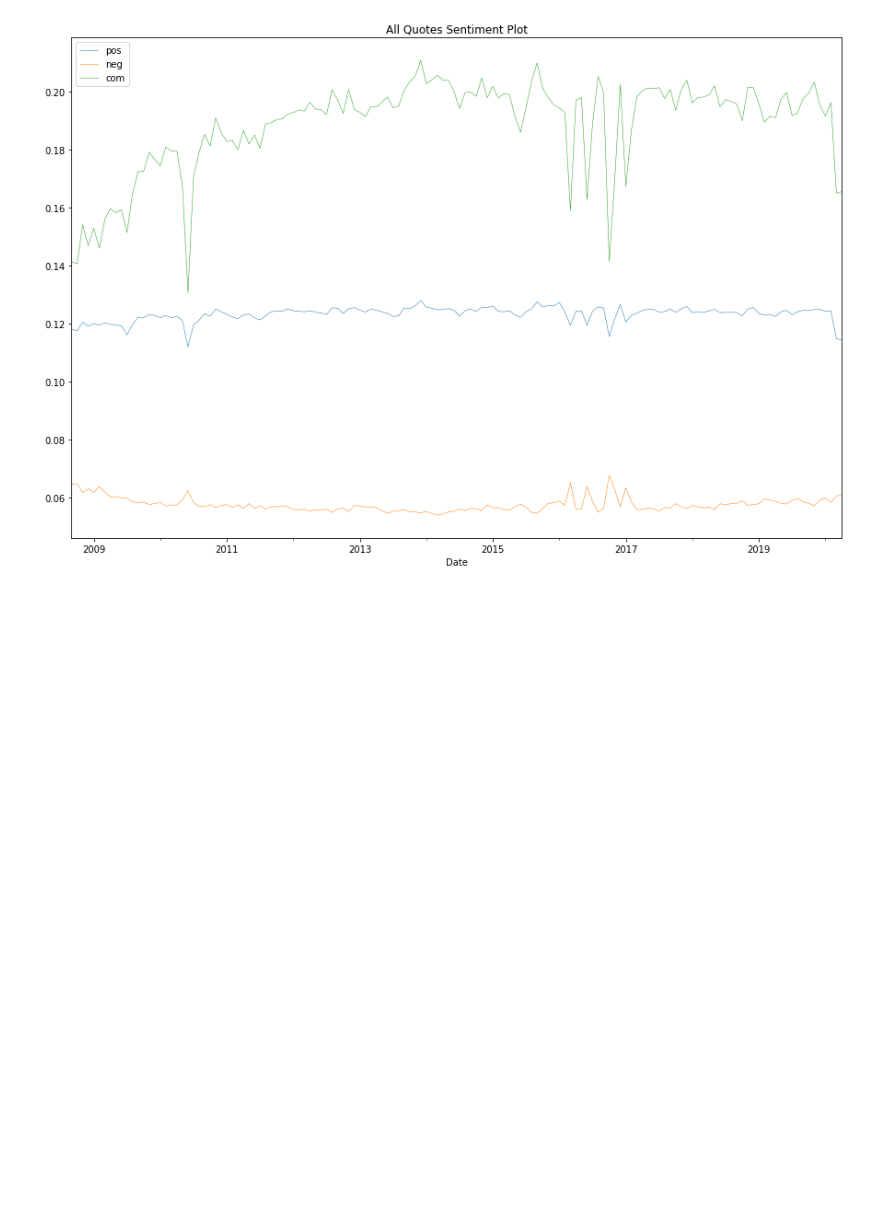
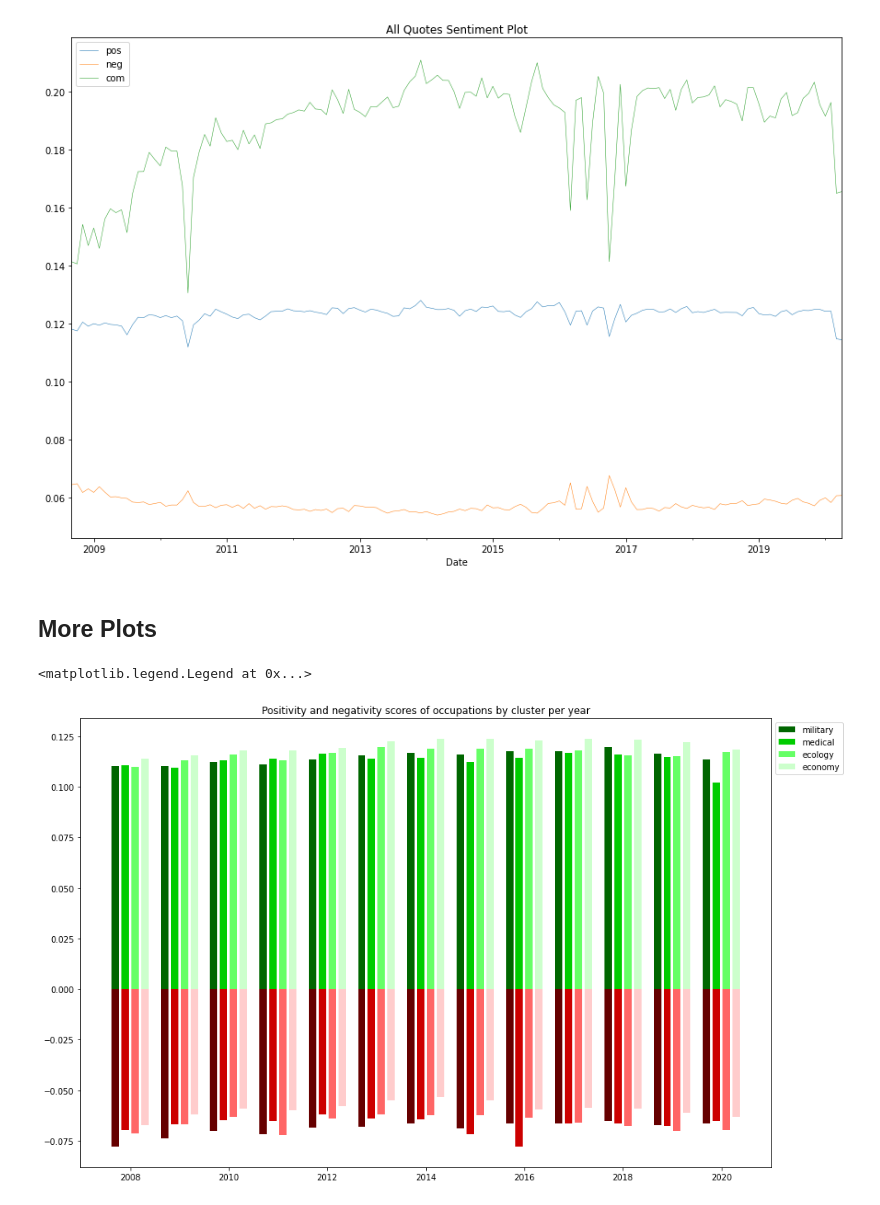
Before and after one commit to epfl-ada/ada-2021-project-abracadabra, a Jupyter notebook: Sentiment_analysis.ipynb, the cells around one changed output. Cells and saved outputs as stored; diff of their text form; code cells hidden in the pictures; blank space fills up the shorter version.

Commit message:
Added final plots

```diff
--- a/Sentiment_analysis.ipynb
+++ b/Sentiment_analysis.ipynb
@@ -358,3 +358,28 @@ plt.xlabel('Date')
 # %% [output]
 Text(0.5, 0, 'Date')
 [figure]
+# %% [markdown]
+## More Plots
+# %%
+# The position of the bars on the x-axis
+fig, axs = plt.subplots(sharex=True,figsize=(15,10))
+r = [2008, 2009, 2010, 2011, 2012, 2013, 2014, 2015, 2016, 2017, 2018, 2019, 2020]
+r = np.array(r)
+# Names of group and bar width
+barWidth = 1
+width= 0.15
+w = 0.2
+# Create brown bars
+axs.bar(r-1.5*w, military_pos, width=width, align='center', color='#006600', label='military')
+axs.bar(r-1.5*w, -military_neg,width=width, align='center', color='#660000')
+axs.bar(r-0.5*w, medical_pos,width=width, align='center', color='#00CC00', label='medical')
+axs.bar(r-0.5*w, -medical_neg,width=width, align='center', color='#CC0000')
+axs.bar(r+0.5*w, ecology_pos,width=width, align='center', color='#66FF66', label='ecology')
+axs.bar(r+0.5*w, -ecology_neg,width=width, align='center', color='#FF6666')
+axs.bar(r+1.5*w, ecopos,width=width, align='center', color='#CCFFCC', label='economy')
+axs.bar(r+1.5*w, -econeg,width=width, align='center', color='#FFCCCC')
+plt.title('Positivity and negativity scores of occupations by cluster per year')
+axs.legend(bbox_to_anchor=(1,1), loc='upper left')
+# %% [output]
+<matplotlib.legend.Legend at 0x...>
+[figure, added]
```
Also changed, not shown: parts of 1 cell of this notebook.
